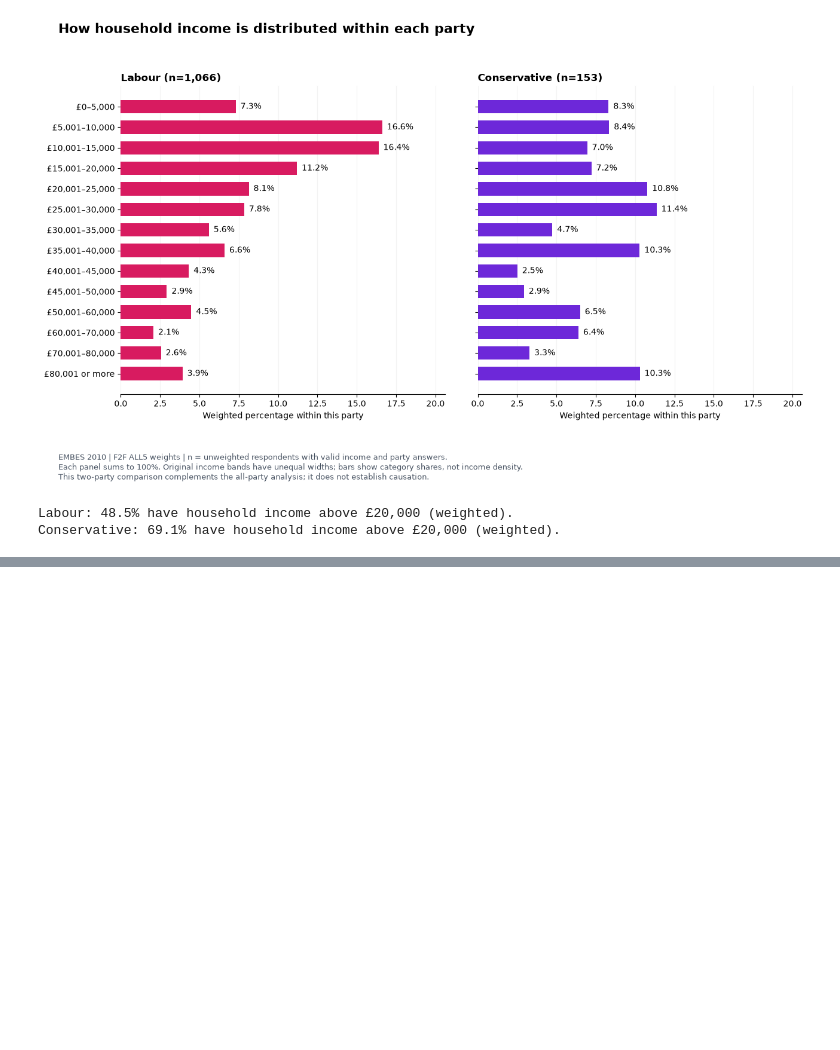
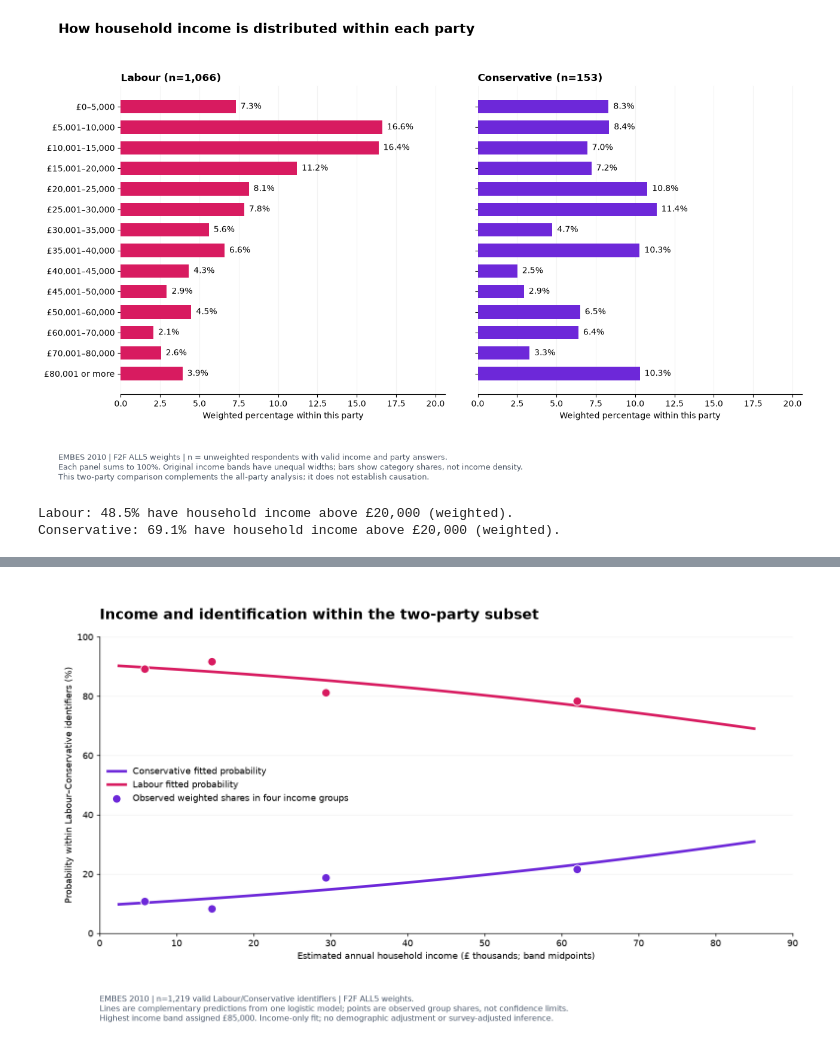
Before and after one commit to ali112-akbar/CaseStudy, a Jupyter notebook: UKDA-6970-stata/case_study.ipynb, the cells around one changed output, grey strips where cells are left out. Cells and saved outputs as stored; diff of their text form; code cells hidden in the pictures; blank space fills up the shorter version.

Commit message:
reggretion plot

```diff
--- a/UKDA-6970-stata/case_study.ipynb
+++ b/UKDA-6970-stata/case_study.ipynb
@@ -766,0 +775,83 @@ Conservative: 69.1% have household income above £20,000 (weighted).
+# %%
+# Supporting model: Conservative versus Labour identification only.
+# Survey-weighted logistic fit; no claim of survey-adjusted significance.
+from scipy.optimize import minimize
+from scipy.special import expit
+
+reg_data = complete.loc[complete['Party'].isin(['Labour', 'Conservative'])].copy()
+midpoints = dict(zip(range(1, 15), [2500, 7500, 12500, 17500, 22500,
+    27500, 32500, 37500, 42500, 47500, 55000, 65000, 75000, 85000]))
+# £85,000 for the open highest band is an assumption, checked below.
+reg_data['Income_midpoint'] = reg_data['Income'].map(midpoints)
+
+def fit_party_logit(top_midpoint=85000):
+    income = reg_data['Income_midpoint'].copy()
+    income.loc[reg_data['Income'] == 14] = top_midpoint
+    x = income.to_numpy() / 10000  # Income units: £10,000.
+    X = np.column_stack([np.ones(len(x)), x])
+    y = reg_data['Party'].eq('Conservative').to_numpy(dtype=float)
+    w = reg_data['Weight'].to_numpy(dtype=float)
+    w = w / w.mean()
+
+    def loss(beta):
+        score = X @ beta
+        return np.sum(w * (np.logaddexp(0, score) - y * score))
+
+    def gradient(beta):
+        return X.T @ (w * (expit(X @ beta) - y))
+
+    fit = minimize(loss, [0., 0.], jac=gradient, method='BFGS')
+    assert fit.success, fit.message
+    return fit.x
+
+beta = fit_party_logit()
+grid = np.linspace(2500, 85000, 200)
+probability = expit(beta[0] + beta[1] * grid / 10000)
+
+# Compare the fitted curve with actual weighted shares in four income groups.
+reg_data['Group'] = pd.cut(reg_data['Income'], [0, 2, 4, 8, 14])
+observed_x, observed_y = [], []
+for _, group in reg_data.groupby('Group', observed=True):
+    observed_x.append(np.average(group['Income_midpoint'], weights=group['Weight']))
+    observed_y.append(np.average(group['Party'].eq('Conservative'), weights=group['Weight']))
+
+fig, ax = plt.subplots(figsize=(12, 7))
+ax.plot(grid / 1000, probability * 100, color='#6D28D9', lw=3,
+        label='Conservative fitted probability')
+ax.plot(grid / 1000, (1 - probability) * 100, color='#D81B60', lw=3,
+        label='Labour fitted probability')
+ax.scatter(np.array(observed_x) / 1000, np.array(observed_y) * 100,
+           color='#6D28D9', edgecolor='white', s=90, zorder=3,
+           label='Observed weighted shares in four income groups')
+ax.scatter(np.array(observed_x) / 1000, (1 - np.array(observed_y)) * 100,
+           color='#D81B60', edgecolor='white', s=90, zorder=3)
+ax.set(xlim=(0, 90), ylim=(0, 100),
+       xlabel='Estimated annual household income (£ thousands; band midpoints)',
+       ylabel='Probability within Labour–Conservative identifiers (%)')
+ax.set_title('Income and identification within the two-party subset',
+             loc='left', fontsize=16, fontweight='bold', pad=20)
+ax.spines[['top', 'right']].set_visible(False)
+ax.grid(axis='y', alpha=.15)
+ax.legend(loc='center left', frameon=False, fontsize=10)
+fig.text(.08, .025,
+         f'EMBES 2010 | n={len(reg_data):,} valid Labour/Conservative identifiers | F2F ALL5 weights.\n'
+         'Lines are complementary predictions from one logistic model; points are observed group shares, not confidence limits.\n'
+         'Highest income band assigned £85,000. Income-only fit; no demographic adjustment or survey-adjusted inference.',
+         fontsize=9, color='#475569')
+fig.subplots_adjust(left=.08, right=.98, top=.88, bottom=.22)
+plt.show()
+
+print('Descriptive model predictions among Labour/Conservative identifiers:')
+for income in [10000, 40000, 80000]:
+    p = expit(beta[0] + beta[1] * income / 10000)
+    print(f'£{income:,}: Conservative {p:.1%}; Labour {1-p:.1%}')
+
+# Check how assumptions for the open-ended band affect the fitted relationship.
+print('\nSensitivity to assumed highest-band midpoint (not additional tests):')
+for top in [85000, 100000, 120000]:
+    b = fit_party_logit(top)
+    p10, p40 = expit(b[0] + b[1] * np.array([1, 4]))
+    print(f'Top midpoint £{top:,}: predicted Conservative share '
+          f'{p10:.1%} at £10,000 and {p40:.1%} at £40,000')
+# %% [output]
+[figure, added]
```
Also changed, not shown: parts of 2 cells of this notebook, 1 other file.
